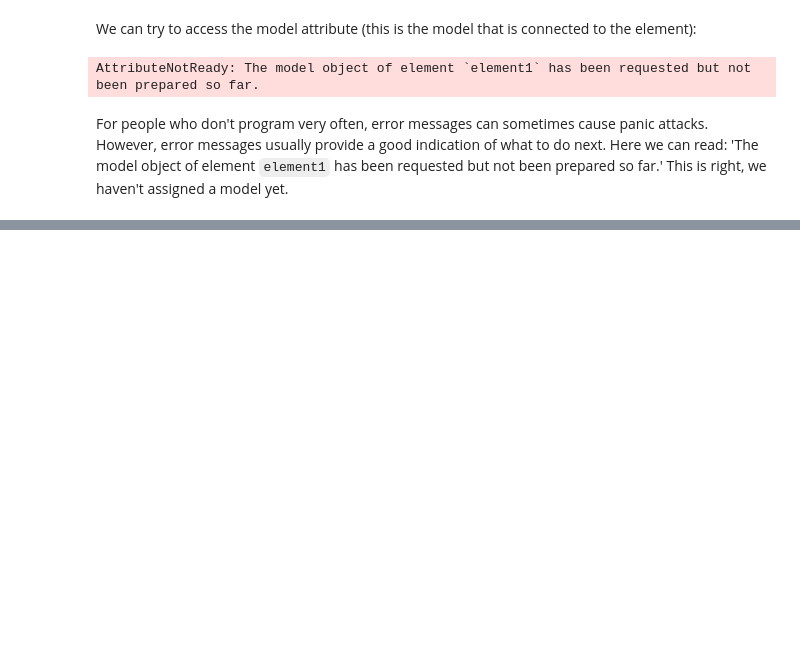
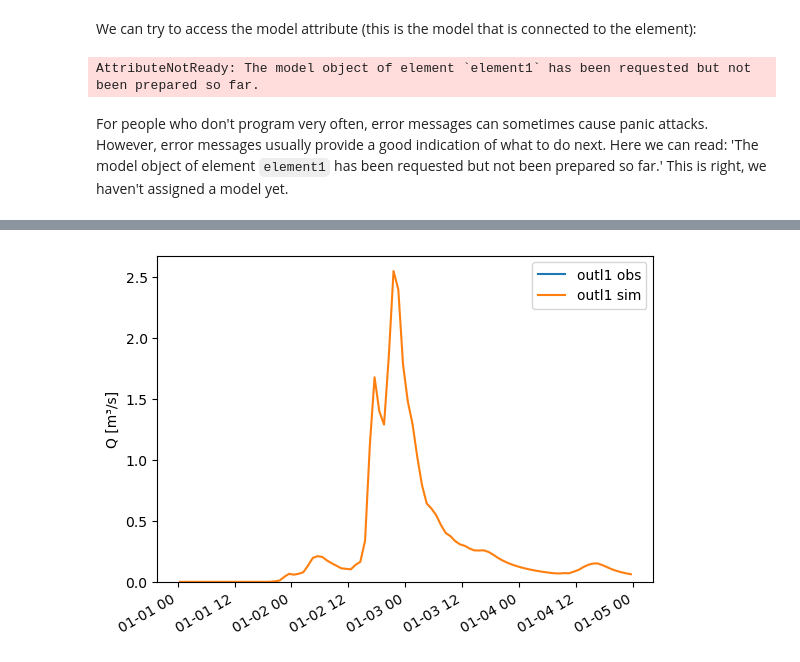
Before and after one commit to parvumflumen/eurofriend2024, a Jupyter notebook: tutorial/step1.ipynb, the cells around one changed output, grey strips where cells are left out. Cells and saved outputs as stored; diff of their text form; code cells hidden in the pictures; blank space fills up the shorter version.

```diff
--- a/tutorial/step1.ipynb
+++ b/tutorial/step1.ipynb
@@ -5,8 +10,8 @@ We define an element with the unique id 'element1', an inlet 'inl1' and an outle
 # %%
 from hydpy import Node, Element
+n1 = Node("outl1")
 e1 = Element("element1",
-        inlets="inl1",
-        outlets=Node("outl1"))
+        outlets=n1)
 e1
 # %% [output]
 Element("element1",
@@ -58,0 +320,4 @@ For people who don't program very often, error messages can sometimes cause pani
+# %%
+figure = n1.plot_allseries()
+# %% [output]
+[figure, added]
```
Also changed, not shown: parts of 37 cells of this notebook.
